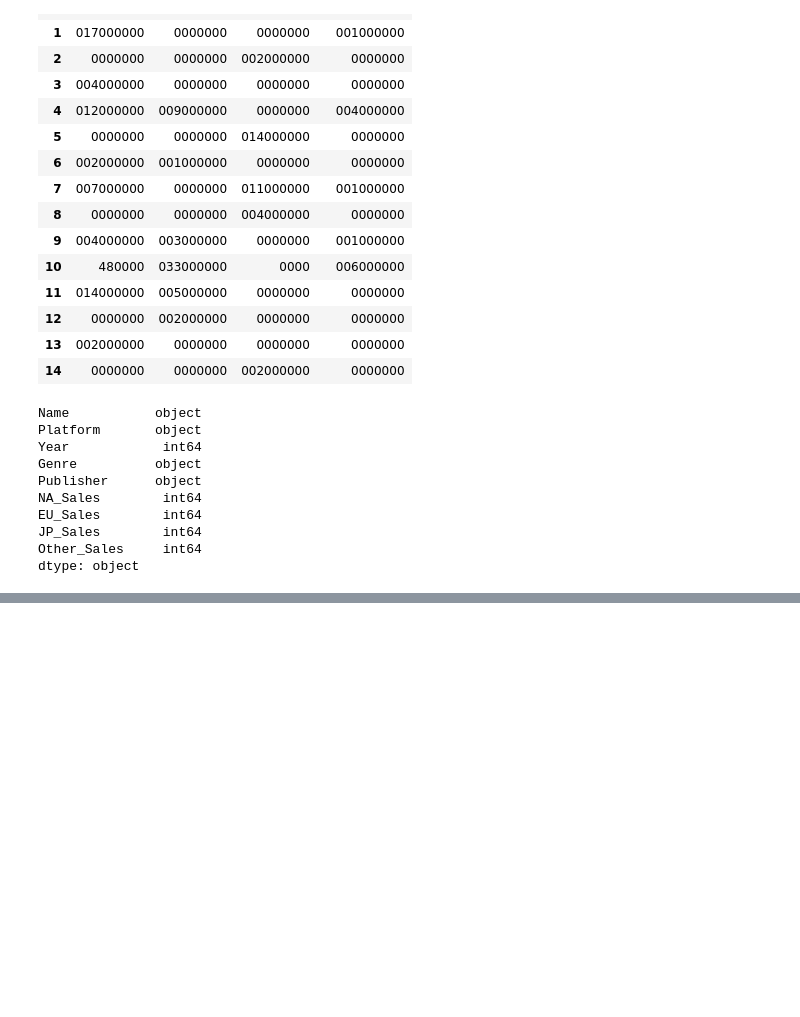
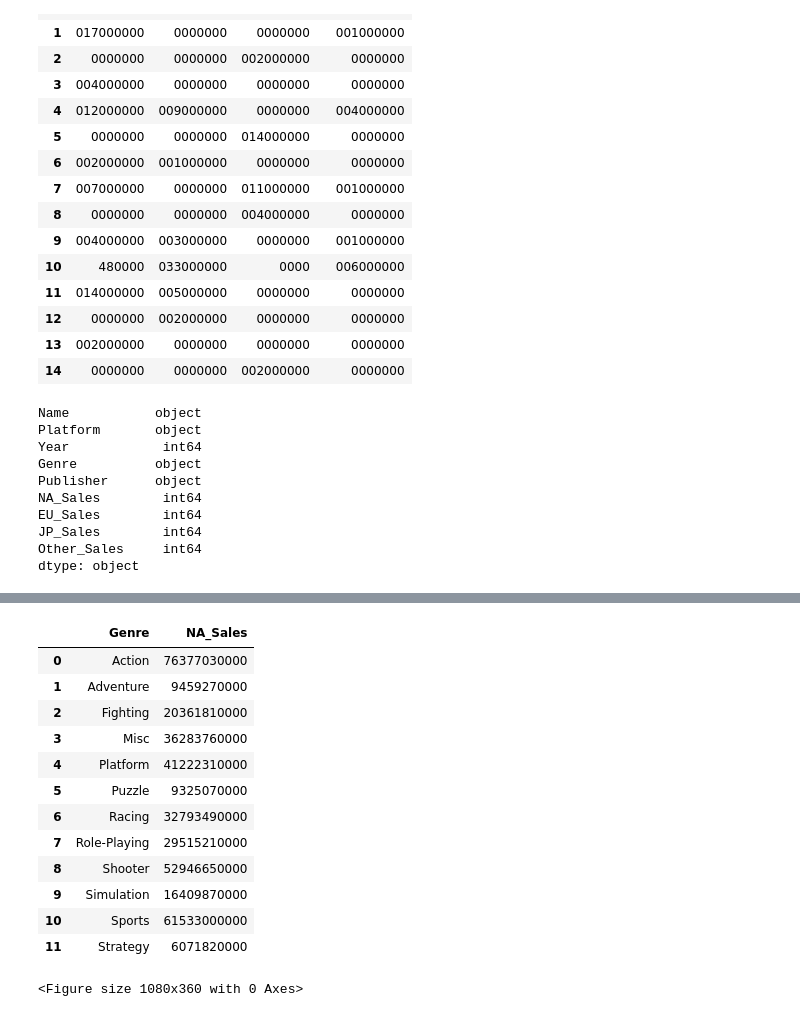
Before and after one commit to SANGJI-PARK/Codestates_Project, a Jupyter notebook: [Section1_Project]Games.ipynb, the cells around one changed output, grey strips where cells are left out. Drawn from its saved outputs; the diff is of its cells as text; code cells hidden in the pictures; blank space fills up the shorter version.

```diff
--- a/[Section1_Project]Games.ipynb
+++ b/[Section1_Project]Games.ipynb
@@ -227,0 +250,27 @@ plt.show()
+# %%
+#NA_Sales 장르별 총 판매량
+
+plt.figure(figsize=(15,5))
+genre_NA = grouped_Genre.loc[:,['Genre','NA_Sales']]
+#sns.barplot(data=genre_NA,x=genre_NA.index,y='NA_Sales')
+#plt.show()
+
+
+
+
+genre_NA
+# %% [output]
+|  | Genre | NA_Sales |
+| 0 | Action | 76377030000 |
+| 1 | Adventure | 9459270000 |
+| 2 | Fighting | 20361810000 |
+| 3 | Misc | 36283760000 |
+| 4 | Platform | 41222310000 |
+| 5 | Puzzle | 9325070000 |
+| 6 | Racing | 32793490000 |
+| 7 | Role-Playing | 29515210000 |
+| 8 | Shooter | 52946650000 |
+| 9 | Simulation | 16409870000 |
+| 10 | Sports | 61533000000 |
+| 11 | Strategy | 6071820000 |
+<Figure size 1080x360 with 0 Axes>
```
Also changed, not shown: parts of 3 cells of this notebook.
